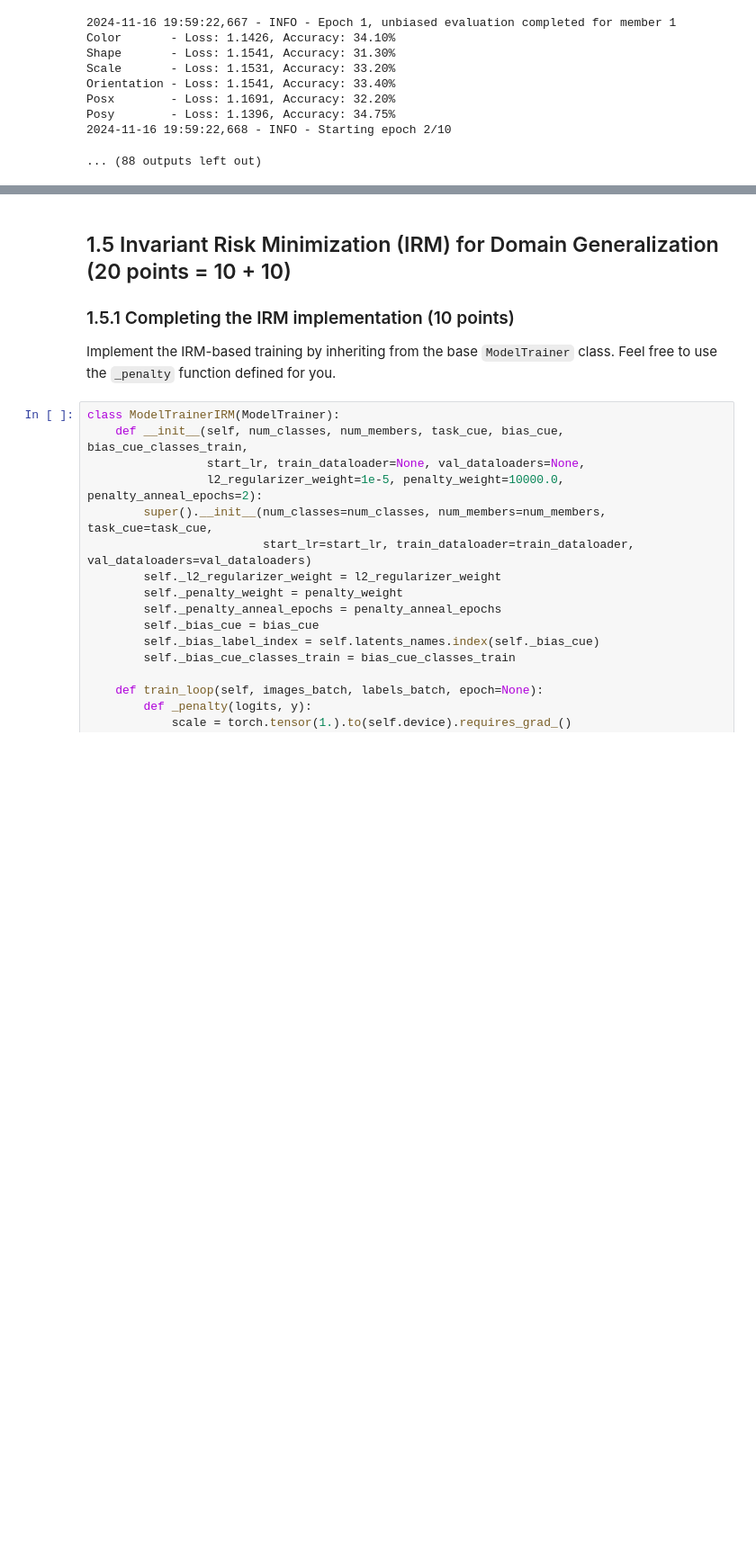
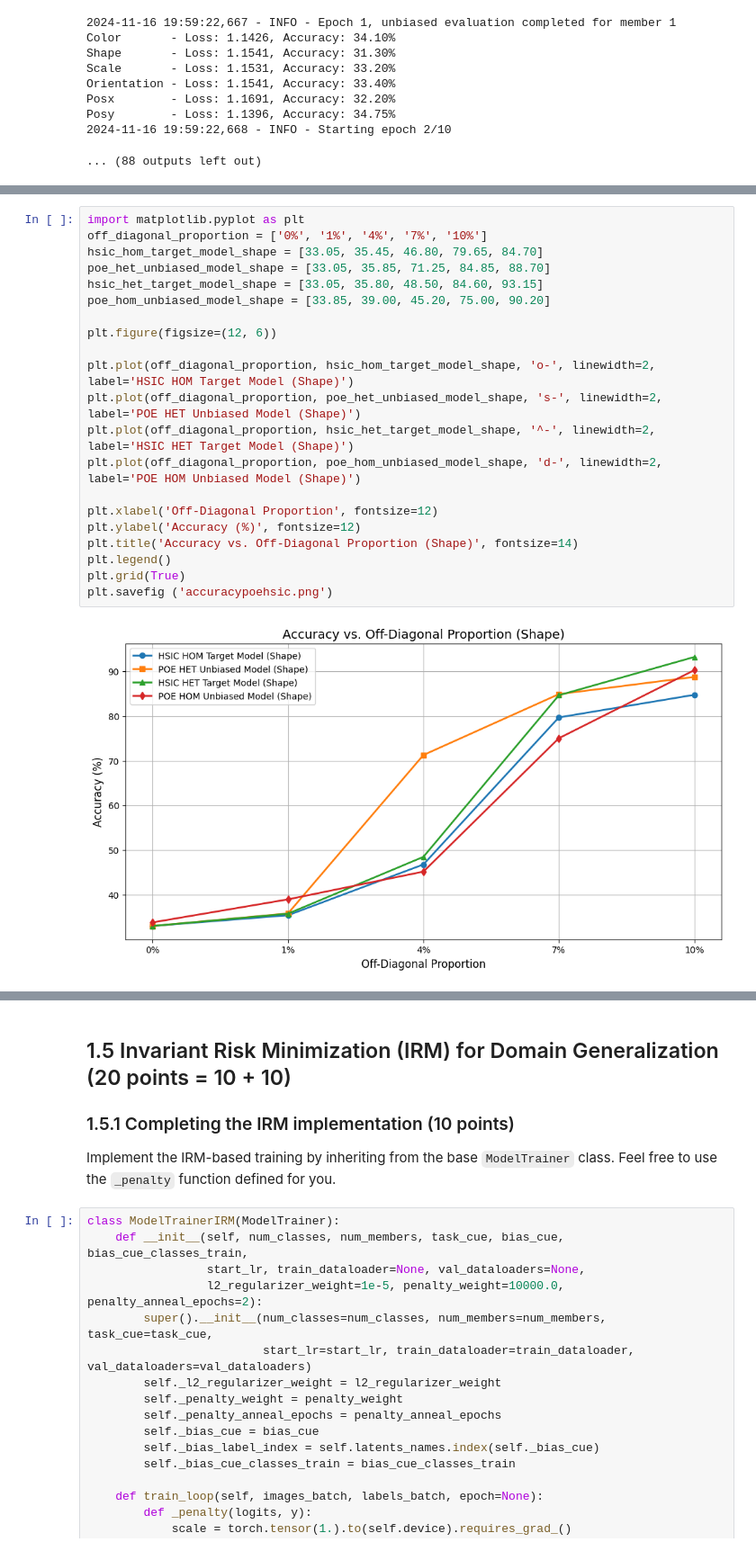
Before and after one commit to sayak0809/TrustworthyML-24-25, a Jupyter notebook: 1-ood.ipynb, the cells around one changed output, grey strips where cells are left out. Shown at 90% size. Saved outputs shown, nothing was run; the diff lists cells and outputs as text; blank space fills up the shorter version.

```diff
--- a/1-ood.ipynb
+++ b/1-ood.ipynb
@@ -2253 +2256,24 @@ The report must include:
 #### YOUR ANSWER ENDS HERE
+# %%
+import matplotlib.pyplot as plt
+off_diagonal_proportion = ['0%', '1%', '4%', '7%', '10%']
+hsic_hom_target_model_shape = [33.05, 35.45, 46.80, 79.65, 84.70]
+poe_het_unbiased_model_shape = [33.05, 35.85, 71.25, 84.85, 88.70]
+hsic_het_target_model_shape = [33.05, 35.80, 48.50, 84.60, 93.15]
+poe_hom_unbiased_model_shape = [33.85, 39.00, 45.20, 75.00, 90.20]
+
+plt.figure(figsize=(12, 6))
+
+plt.plot(off_diagonal_proportion, hsic_hom_target_model_shape, 'o-', linewidth=2, label='HSIC HOM Target Model (Shape)')
+plt.plot(off_diagonal_proportion, poe_het_unbiased_model_shape, 's-', linewidth=2, label='POE HET Unbiased Model (Shape)')
+plt.plot(off_diagonal_proportion, hsic_het_target_model_shape, '^-', linewidth=2, label='HSIC HET Target Model (Shape)')
+plt.plot(off_diagonal_proportion, poe_hom_unbiased_model_shape, 'd-', linewidth=2, label='POE HOM Unbiased Model (Shape)')
+
+plt.xlabel('Off-Diagonal Proportion', fontsize=12)
+plt.ylabel('Accuracy (%)', fontsize=12)
+plt.title('Accuracy vs. Off-Diagonal Proportion (Shape)', fontsize=14)
+plt.legend()
+plt.grid(True)
+plt.savefig ('accuracypoehsic.png')
+# %% [output]
+[figure, added]
```
Also changed, not shown: parts of 13 cells of this notebook.
